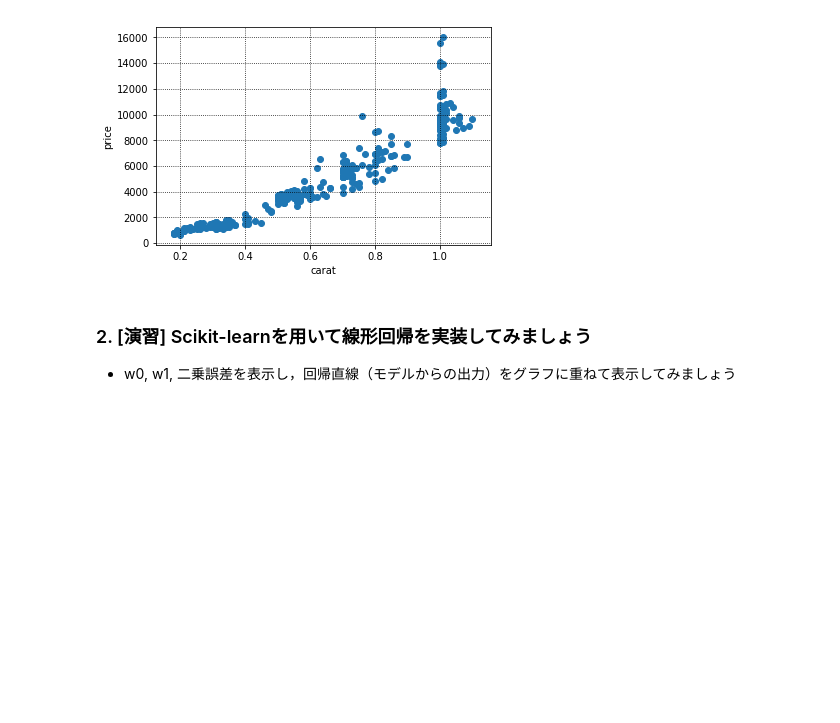
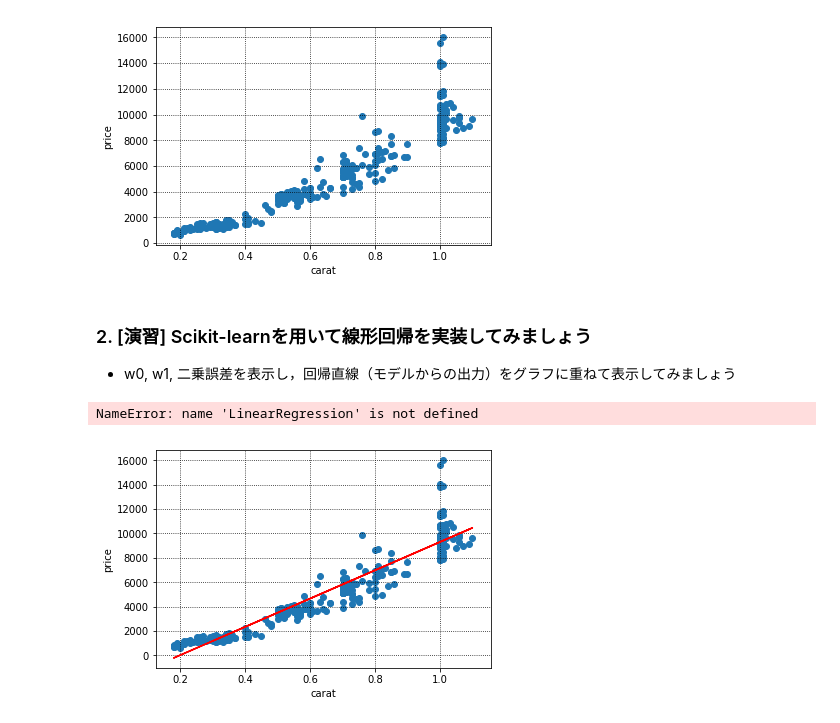
Before and after one commit to sabosabo7/prog, a Jupyter notebook: SUAI_ML/DAY1/DAY1_vr3_2_1/DAY1_vr3_2_1/2_notebook/2_linear_regression_real_data_trainee.ipynb, the cells around one changed output. Cells and saved outputs as stored; diff of their text form; code cells hidden in the pictures; blank space fills up the shorter version.

```diff
--- a/SUAI_ML/DAY1/DAY1_vr3_2_1/DAY1_vr3_2_1/2_notebook/2_linear_regression_real_data_trainee.ipynb
+++ b/SUAI_ML/DAY1/DAY1_vr3_2_1/DAY1_vr3_2_1/2_notebook/2_linear_regression_real_data_trainee.ipynb
@@ -46,3 +46,24 @@ plt.show()
 # %% [markdown]
 ### 2. [演習] Scikit-learnを用いて線形回帰を実装してみましょう
 - w0, w1, 二乗誤差を表示し，回帰直線（モデルからの出力）をグラフに重ねて表示してみましょう
+# %%
+X=x.reshape(-1,1)
+# %%
+regr=LinearRegression(fit_intercept=True)
+regr.fit(X,y)
+
+y_est = regr.intercept_ + regr.coef_[0]*x
+mse = 0.5* np.sum((y_est-y)**2)
+print("w0={:2f},w1={:2f},mse={:2f}".format(regr.intercept_,regr.coef_[0],mse))
+# %% [output]
+NameError: name 'LinearRegression' is not defined
+# %%
+plt.scatter(x, y, marker='o')
+plt.plot(x,y_est,color="red")
+plt.grid(which='major',color='black',linestyle=':')
+plt.grid(which='minor',color='black',linestyle=':')
+plt.ylabel('price')
+plt.xlabel('carat')
+plt.show()
+# %% [output]
+[figure, added]
```
Also changed, not shown: 3 other files.
